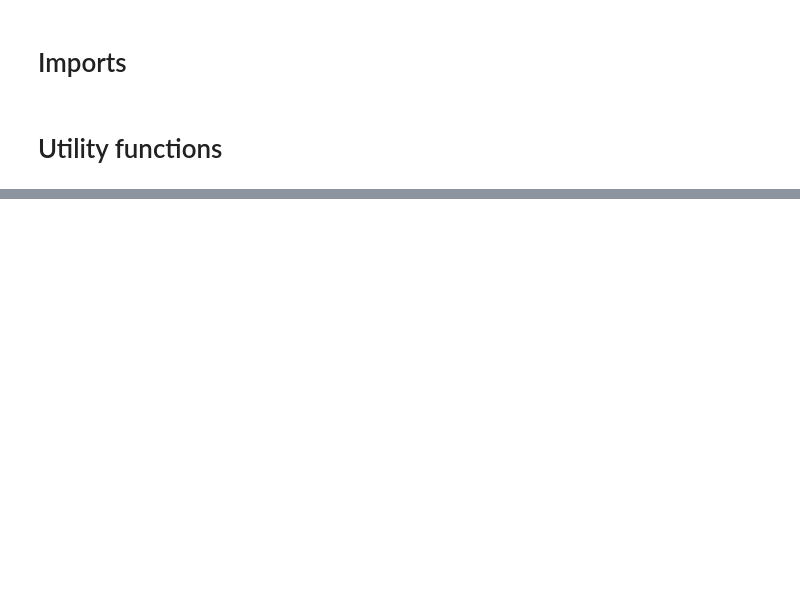
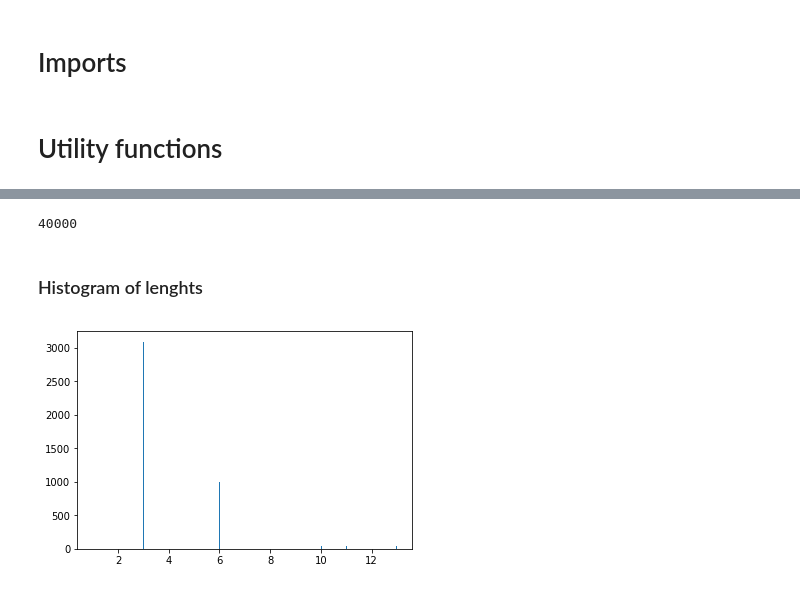
Before and after one commit to ahmadelsallab/spell_corrector, a Jupyter notebook: train_hierarichal_model.ipynb, the cells around one changed output, grey strips where cells are left out. Cells and saved outputs as stored; diff of their text form; code cells hidden in the pictures; blank space fills up the shorter version.

```diff
--- a/train_hierarichal_model.ipynb
+++ b/train_hierarichal_model.ipynb
@@ -889,5 +659,0 @@ target_texts += target_texts_AccTerms
-# %%
-file_name = os.path.join(data_path, 'procedures_tests.txt')
-threshold = 0.9
-num_samples = 0
-input_texts_ProcTests, target_texts_ProcTests, _ = load_procedures_tests_with_noise(file_name, num_samples, threshold)
@@ -925,0 +683,44 @@ np.savez('vocab-{}'.format(max_sent_len), vocab_to_int=vocab_to_int, int_to_voca
+# %%
+data_path = '../../dat/'
+max_sent_len = 50
+min_sent_len = 0
+# %%
+num_samples = 10000
+input_texts = []
+target_texts = []
+files_list = ['all_ocr_data_2.txt', 'field_class_21.txt', 'field_class_32.txt', 'field_class_30.txt']
+desired_file_sizes = [num_samples, num_samples, num_samples, num_samples]
+noise_threshold = 0.9
+
+for file_name, num_file_samples in zip(files_list, desired_file_sizes):
+    tess_correction_data = os.path.join(data_path, file_name)
+    input_texts_OCR, target_texts_OCR, gt_OCR = load_data_with_noise(tess_correction_data, num_file_samples, noise_threshold, max_sent_len, min_sent_len)
+
+    input_texts += input_texts_OCR
+    target_texts += target_texts_OCR
+# %%
+len(input_texts)
+# %% [output]
+40000
+# %% [markdown]
+### Histogram of lenghts
+# %%
+
+chars_per_words_lengths = []
+words_per_sents_lengths = []
+
+# Chars per word should be on all text
+for text in (input_texts_OCR+target_texts_OCR):
+    words = word_tokenize(text)
+    #words_per_sents_lengths.append(len(words))
+    for word in words:
+        chars_per_words_lengths.append(len(word))
+
+# Words in sent should be on target only
+for text in target_texts_OCR:
+    words = word_tokenize(text)
+    words_per_sents_lengths.append(len(words))
+# %%
+h_w = plt.hist(words_per_sents_lengths, bins=500)
+# %% [output]
+[figure, added]
```
Also changed, not shown: parts of 135 cells of this notebook, 2 other files.
